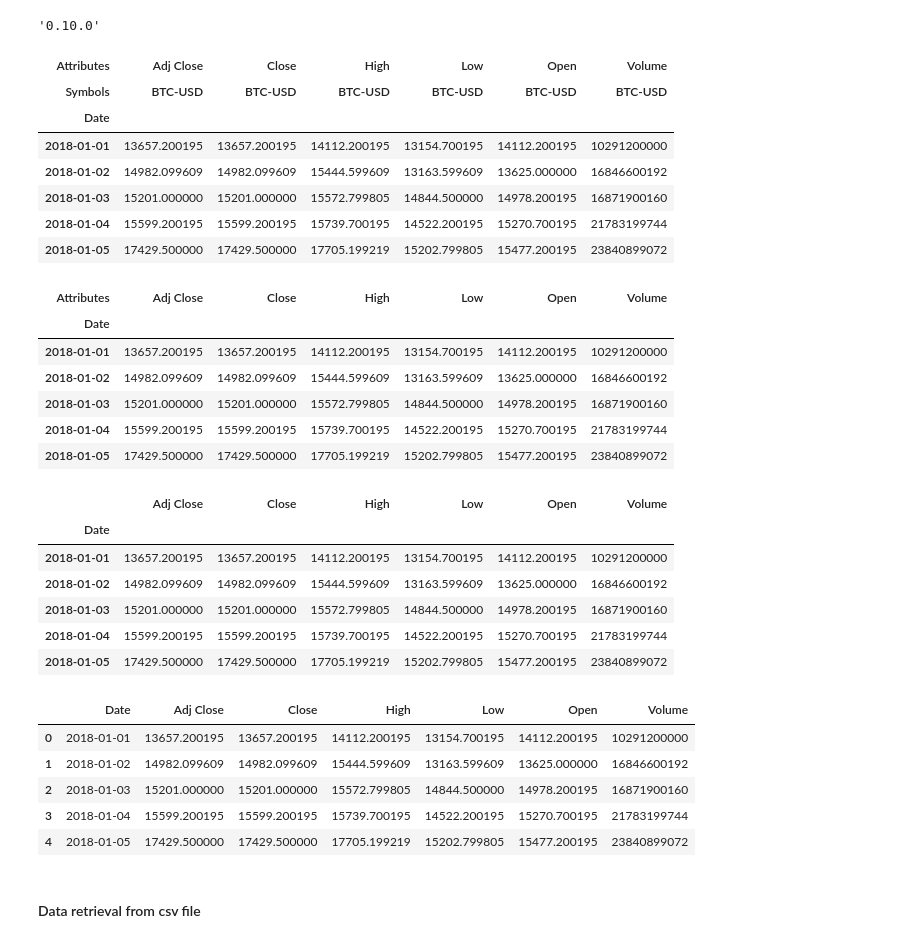
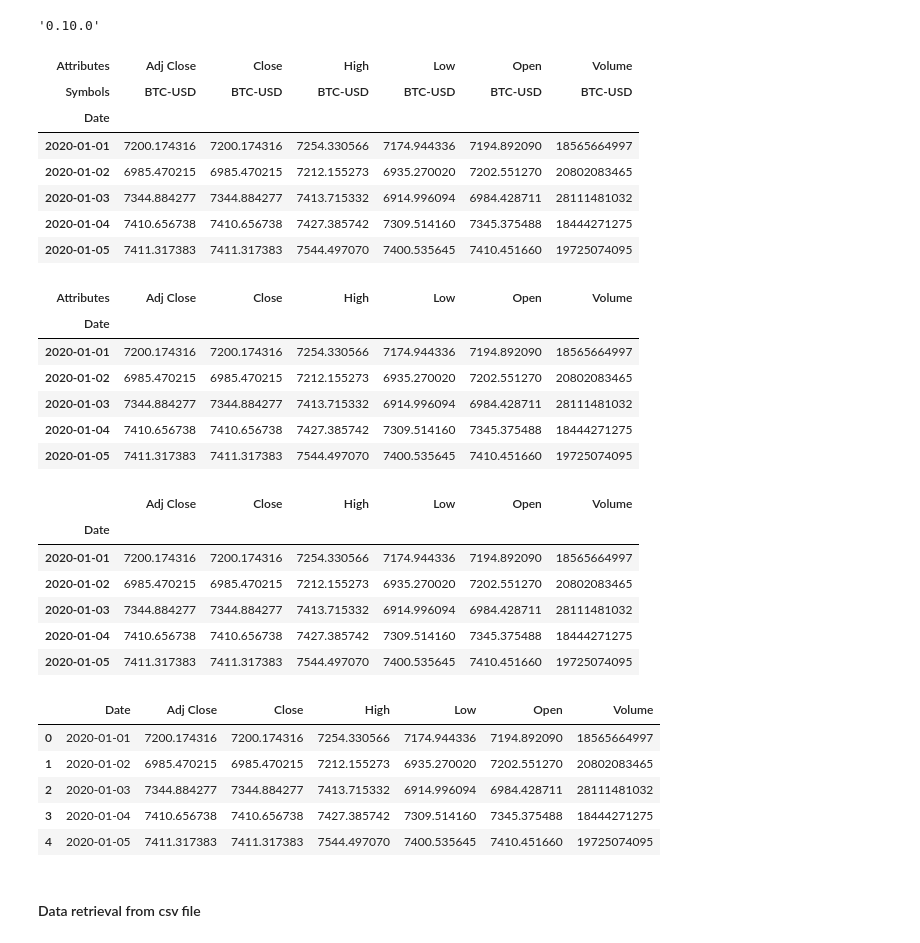
Before and after one commit to MarcoCalbucci/DataAnalytics, a Jupyter notebook: Pandas/Exercises/BTC_resample/btc_usd.ipynb, the cells around one changed output. Saved outputs shown, nothing was run; the diff lists cells and outputs as text; code cells hidden in the pictures.

```diff
--- a/Pandas/Exercises/BTC_resample/btc_usd.ipynb
+++ b/Pandas/Exercises/BTC_resample/btc_usd.ipynb
@@ -35,52 +35,52 @@ pdr.__version__
 # %%
 # retrieve data from yahoo finance
 tickers = ['BTC-USD']
-start_date = datetime.datetime(2018, 1, 1)
-end_date = datetime.datetime(2020, 12, 2)
+start_date = datetime.datetime(2020, 1, 1)
+end_date = datetime.datetime(2022, 1, 5)
 
 df = pdr.get_data_yahoo(tickers, start=start_date, end=end_date)
 df.head()
 # %% [output]
 | Attributes | Adj Close | Close | High | Low | Open | Volume |
 | Symbols | BTC-USD | BTC-USD | BTC-USD | BTC-USD | BTC-USD | BTC-USD |
 | Date |  |  |  |  |  |  |
-| 2018-01-01 | 13657.200195 | 13657.200195 | 14112.200195 | 13154.700195 | 14112.200195 | 10291200000 |
-| 2018-01-02 | 14982.099609 | 14982.099609 | 15444.599609 | 13163.599609 | 13625.000000 | 16846600192 |
-| 2018-01-03 | 15201.000000 | 15201.000000 | 15572.799805 | 14844.500000 | 14978.200195 | 16871900160 |
-| 2018-01-04 | 15599.200195 | 15599.200195 | 15739.700195 | 14522.200195 | 15270.700195 | 21783199744 |
-| 2018-01-05 | 17429.500000 | 17429.500000 | 17705.199219 | 15202.799805 | 15477.200195 | 23840899072 |
+| 2020-01-01 | 7200.174316 | 7200.174316 | 7254.330566 | 7174.944336 | 7194.892090 | 18565664997 |
+| 2020-01-02 | 6985.470215 | 6985.470215 | 7212.155273 | 6935.270020 | 7202.551270 | 20802083465 |
+| 2020-01-03 | 7344.884277 | 7344.884277 | 7413.715332 | 6914.996094 | 6984.428711 | 28111481032 |
+| 2020-01-04 | 7410.656738 | 7410.656738 | 7427.385742 | 7309.514160 | 7345.375488 | 18444271275 |
+| 2020-01-05 | 7411.317383 | 7411.317383 | 7544.497070 | 7400.535645 | 7410.451660 | 19725074095 |
 # %%
 df = df.droplevel('Symbols', axis='columns')
 df.head()
 # %% [output]
 | Attributes | Adj Close | Close | High | Low | Open | Volume |
 | Date |  |  |  |  |  |  |
-| 2018-01-01 | 13657.200195 | 13657.200195 | 14112.200195 | 13154.700195 | 14112.200195 | 10291200000 |
-| 2018-01-02 | 14982.099609 | 14982.099609 | 15444.599609 | 13163.599609 | 13625.000000 | 16846600192 |
-| 2018-01-03 | 15201.000000 | 15201.000000 | 15572.799805 | 14844.500000 | 14978.200195 | 16871900160 |
-| 2018-01-04 | 15599.200195 | 15599.200195 | 15739.700195 | 14522.200195 | 15270.700195 | 21783199744 |
-| 2018-01-05 | 17429.500000 | 17429.500000 | 17705.199219 | 15202.799805 | 15477.200195 | 23840899072 |
+| 2020-01-01 | 7200.174316 | 7200.174316 | 7254.330566 | 7174.944336 | 7194.892090 | 18565664997 |
+| 2020-01-02 | 6985.470215 | 6985.470215 | 7212.155273 | 6935.270020 | 7202.551270 | 20802083465 |
+| 2020-01-03 | 7344.884277 | 7344.884277 | 7413.715332 | 6914.996094 | 6984.428711 | 28111481032 |
+| 2020-01-04 | 7410.656738 | 7410.656738 | 7427.385742 | 7309.514160 | 7345.375488 | 18444271275 |
+| 2020-01-05 | 7411.317383 | 7411.317383 | 7544.497070 | 7400.535645 | 7410.451660 | 19725074095 |
 # %%
 df = df.rename_axis(None, axis=1)
 df.head()
 # %% [output]
 |  | Adj Close | Close | High | Low | Open | Volume |
 | Date |  |  |  |  |  |  |
-| 2018-01-01 | 13657.200195 | 13657.200195 | 14112.200195 | 13154.700195 | 14112.200195 | 10291200000 |
-| 2018-01-02 | 14982.099609 | 14982.099609 | 15444.599609 | 13163.599609 | 13625.000000 | 16846600192 |
-| 2018-01-03 | 15201.000000 | 15201.000000 | 15572.799805 | 14844.500000 | 14978.200195 | 16871900160 |
-| 2018-01-04 | 15599.200195 | 15599.200195 | 15739.700195 | 14522.200195 | 15270.700195 | 21783199744 |
-| 2018-01-05 | 17429.500000 | 17429.500000 | 17705.199219 | 15202.799805 | 15477.200195 | 23840899072 |
+| 2020-01-01 | 7200.174316 | 7200.174316 | 7254.330566 | 7174.944336 | 7194.892090 | 18565664997 |
+| 2020-01-02 | 6985.470215 | 6985.470215 | 7212.155273 | 6935.270020 | 7202.551270 | 20802083465 |
+| 2020-01-03 | 7344.884277 | 7344.884277 | 7413.715332 | 6914.996094 | 6984.428711 | 28111481032 |
+| 2020-01-04 | 7410.656738 | 7410.656738 | 7427.385742 | 7309.514160 | 7345.375488 | 18444271275 |
+| 2020-01-05 | 7411.317383 | 7411.317383 | 7544.497070 | 7400.535645 | 7410.451660 | 19725074095 |
 # %%
 df = df.reset_index()
 df.head()
 # %% [output]
 |  | Date | Adj Close | Close | High | Low | Open | Volume |
-| 0 | 2018-01-01 | 13657.200195 | 13657.200195 | 14112.200195 | 13154.700195 | 14112.200195 | 10291200000 |
-| 1 | 2018-01-02 | 14982.099609 | 14982.099609 | 15444.599609 | 13163.599609 | 13625.000000 | 16846600192 |
-| 2 | 2018-01-03 | 15201.000000 | 15201.000000 | 15572.799805 | 14844.500000 | 14978.200195 | 16871900160 |
-| 3 | 2018-01-04 | 15599.200195 | 15599.200195 | 15739.700195 | 14522.200195 | 15270.700195 | 21783199744 |
-| 4 | 2018-01-05 | 17429.500000 | 17429.500000 | 17705.199219 | 15202.799805 | 15477.200195 | 23840899072 |
+| 0 | 2020-01-01 | 7200.174316 | 7200.174316 | 7254.330566 | 7174.944336 | 7194.892090 | 18565664997 |
+| 1 | 2020-01-02 | 6985.470215 | 6985.470215 | 7212.155273 | 6935.270020 | 7202.551270 | 20802083465 |
+| 2 | 2020-01-03 | 7344.884277 | 7344.884277 | 7413.715332 | 6914.996094 | 6984.428711 | 28111481032 |
+| 3 | 2020-01-04 | 7410.656738 | 7410.656738 | 7427.385742 | 7309.514160 | 7345.375488 | 18444271275 |
+| 4 | 2020-01-05 | 7411.317383 | 7411.317383 | 7544.497070 | 7400.535645 | 7410.451660 | 19725074095 |
 # %% [markdown]
 #### Data retrieval from csv file
 # %%
```
Also changed, not shown: parts of 4 cells of this notebook.
